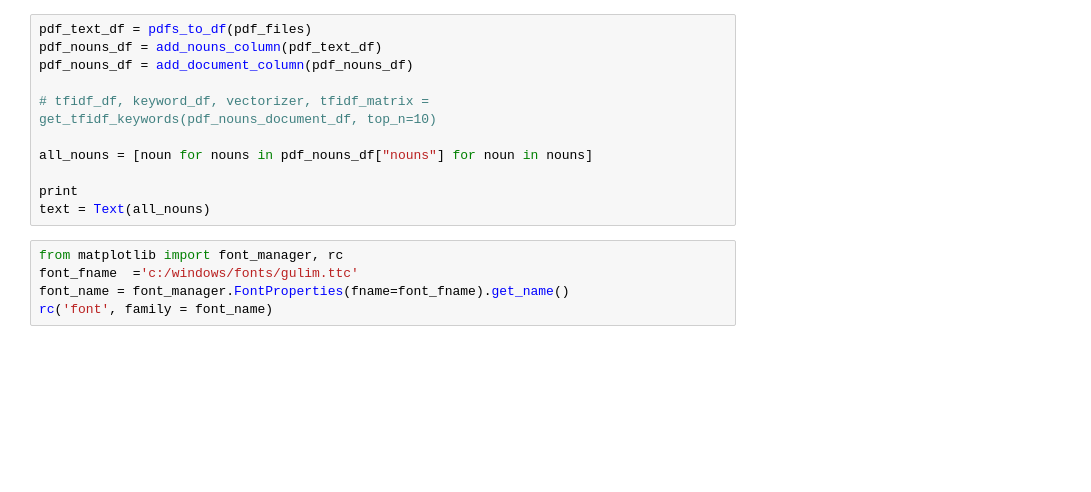
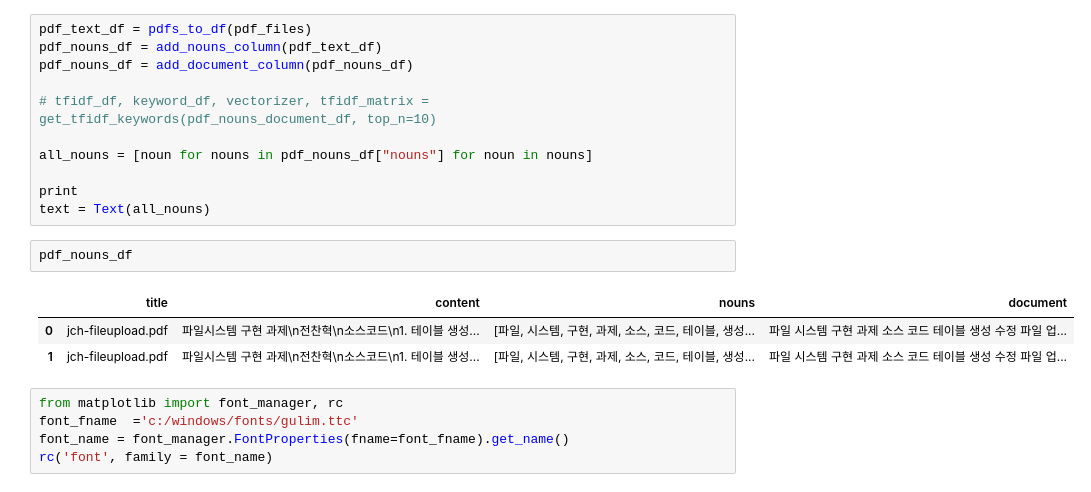
Before and after one commit to hehe7821/IMAPemailprj, a Jupyter notebook: pdf.ipynb, the cells around one changed output. Drawn from its saved outputs; the diff is of its cells as text; blank space fills up the shorter version.

```diff
--- a/pdf.ipynb
+++ b/pdf.ipynb
@@ -167,6 +188,12 @@ all_nouns = [noun for nouns in pdf_nouns_df["nouns"] for noun in nouns]
 
 print
 text = Text(all_nouns)
+# %%
+pdf_nouns_df
+# %% [output]
+|  | title | content | nouns | document |
+| 0 | jch-fileupload.pdf | 파일시스템 구현 과제\n전찬혁\n소스코드\n1. 테이블 생성... | [파일, 시스템, 구현, 과제, 소스, 코드, 테이블, 생성... | 파일 시스템 구현 과제 소스 코드 테이블 생성 수정 파일 업... |
+| 1 | jch-fileupload.pdf | 파일시스템 구현 과제\n전찬혁\n소스코드\n1. 테이블 생성... | [파일, 시스템, 구현, 과제, 소스, 코드, 테이블, 생성... | 파일 시스템 구현 과제 소스 코드 테이블 생성 수정 파일 업... |
 # %%
 from matplotlib import font_manager, rc
 font_fname	='c:/windows/fonts/gulim.ttc'
```
Also changed, not shown: parts of 12 cells of this notebook.
